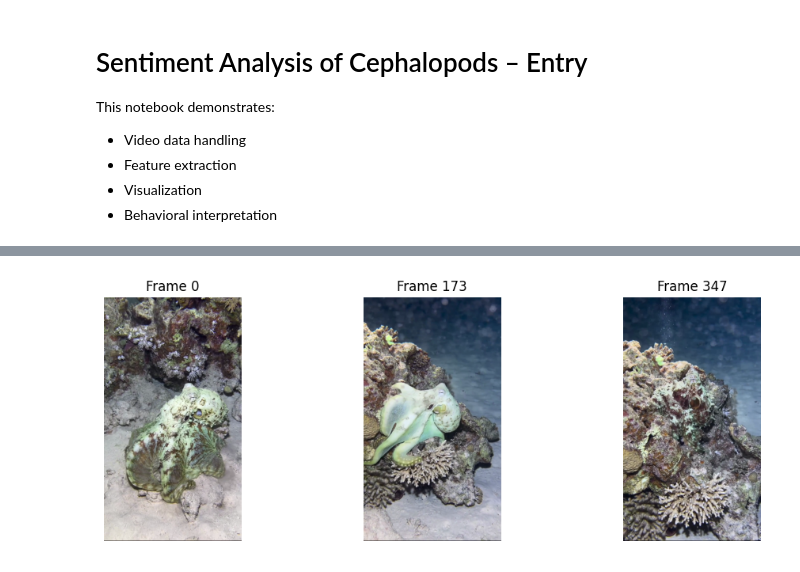
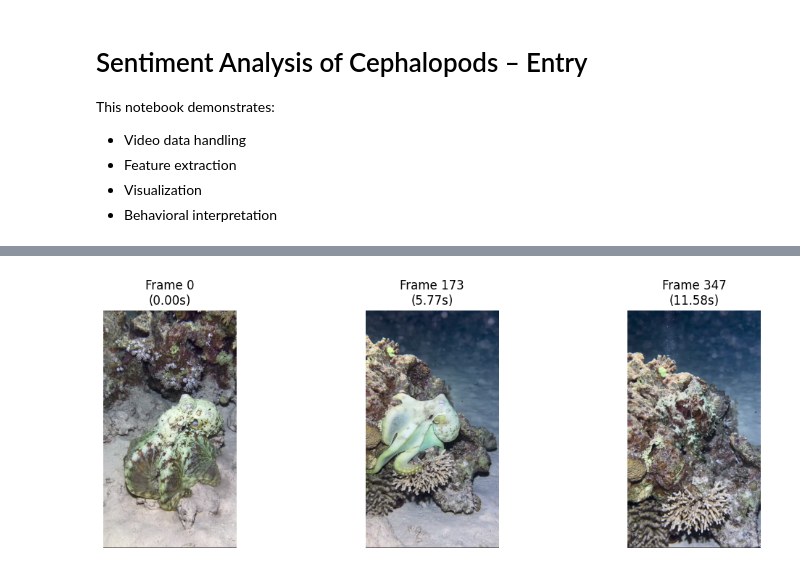
Before and after one commit to melonmusk20/cephalopod_sentiment_analysis, a Jupyter notebook: notebooks/analysis.ipynb, the cells around one changed output, grey strips where cells are left out. Drawn from its saved outputs; the diff is of its cells as text; code cells hidden in the pictures.

Commit message:
Improve visualization and add safer video handling

```diff
--- a/notebooks/analysis.ipynb
+++ b/notebooks/analysis.ipynb
@@ -91,22 +131,23 @@ plt.show()
 # %%
 cap = cv2.VideoCapture(video_path)
 
 total_frames = int(cap.get(cv2.CAP_PROP_FRAME_COUNT))
-indices = np.linspace(0, total_frames-1, 3, dtype=int)
+indices = np.linspace(0, total_frames - 1, 3, dtype=int)
 
 plt.figure(figsize=(12,4))
 
 for i, idx in enumerate(indices):
     cap.set(cv2.CAP_PROP_POS_FRAMES, idx)
     ret, frame = cap.read()
     if ret:
         frame = cv2.cvtColor(frame, cv2.COLOR_BGR2RGB)
-        plt.subplot(1,3,i+1)
+        plt.subplot(1, 3, i + 1)
         plt.imshow(frame)
-        plt.title(f"Frame {idx}")
+        plt.title(f"Frame {idx}\n({idx/fps:.2f}s)")
         plt.axis("off")
 
 cap.release()
+plt.tight_layout()
 plt.show()
 # %% [output]
-[figure, old version]
+[figure, new version]
```
Also changed, not shown: parts of 5 cells of this notebook, 2 other files.
